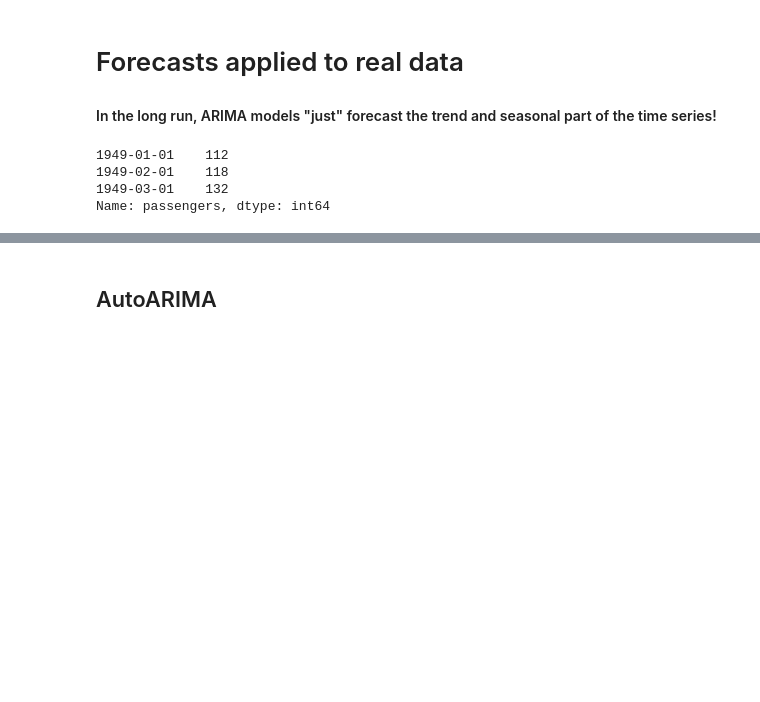
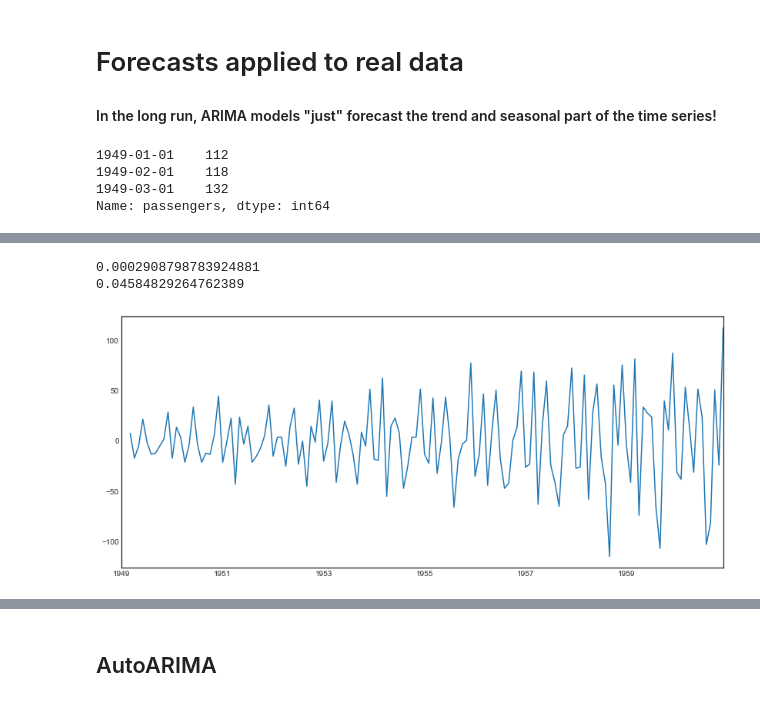
Before and after one commit to RosiNantis/Projects_from_Spiced_personal, a Jupyter notebook: week_7/spiced_encounters/7.4.ARIMA/ARIMA.ipynb, the cells around one changed output, grey strips where cells are left out. Cells and saved outputs as stored; diff of their text form; code cells hidden in the pictures; blank space fills up the shorter version.

```diff
--- a/week_7/spiced_encounters/7.4.ARIMA/ARIMA.ipynb
+++ b/week_7/spiced_encounters/7.4.ARIMA/ARIMA.ipynb
@@ -108,3 +114,11 @@ sns.despine()
+# %%
+y.diff(1).diff().plot()
+print(np.log(y).diff(1).diff(12).mean())
+print(np.log(y).diff(1).diff(12).std())
+# %% [output]
+0.0002908798783924881
+0.04584829264762389
+[figure, added]
 # %%
 np.log(y).diff(1).diff(12).plot()
 # %% [output]
```
Also changed, not shown: parts of 8 cells of this notebook, 3 other files.
